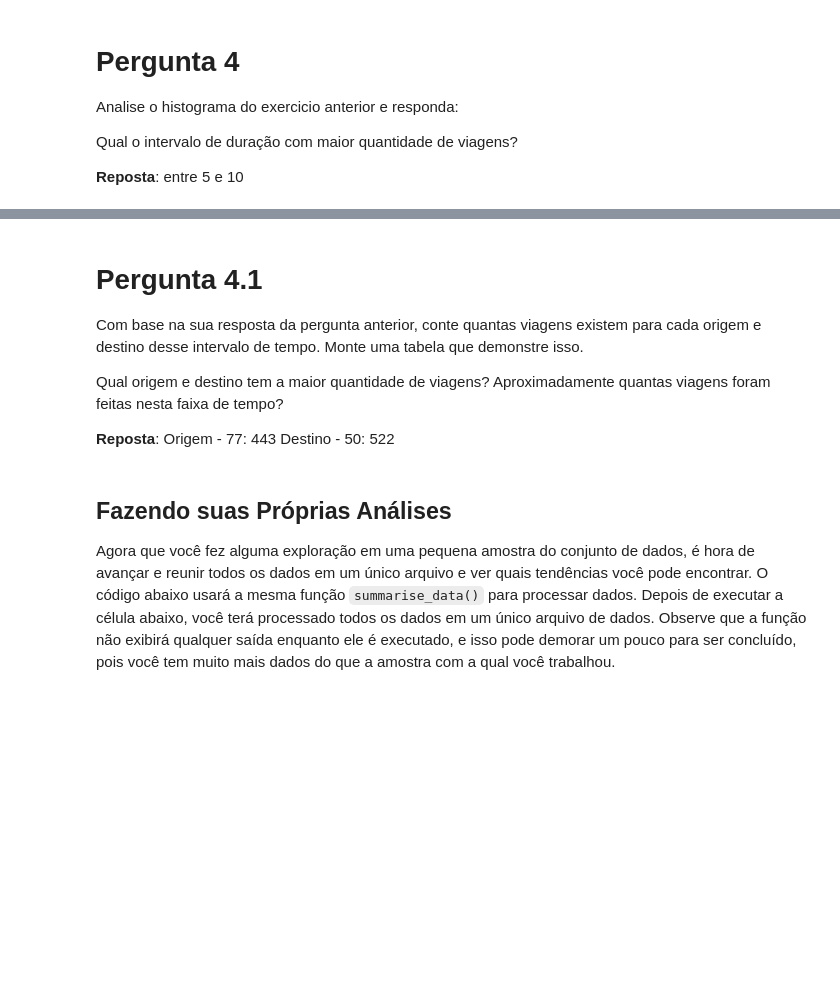
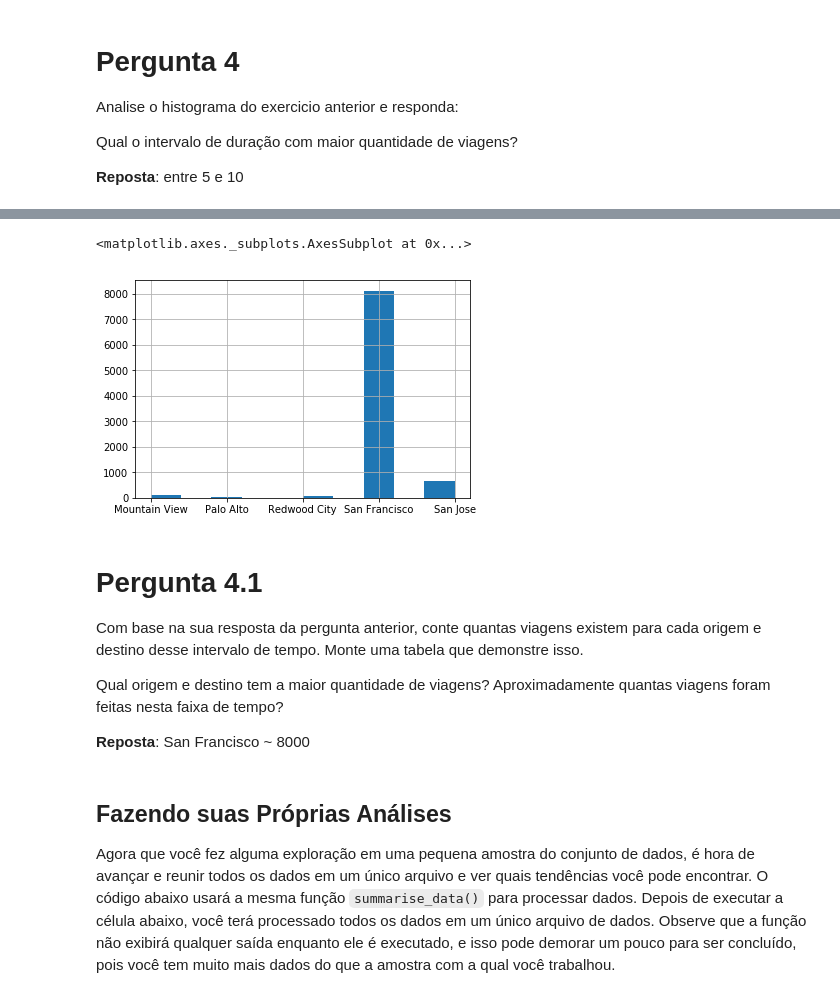
Before and after one commit to luisfcardoso/Udacity, a Jupyter notebook: Fundamentos de Data Science 1/Projeto/Analise_Bay_Area_Bike_Share-NDFDSI.ipynb, the cells around one changed output, grey strips where cells are left out. Cells and saved outputs as stored; diff of their text form; code cells hidden in the pictures; blank space fills up the shorter version.

```diff
--- a/Fundamentos de Data Science 1/Projeto/Analise_Bay_Area_Bike_Share-NDFDSI.ipynb
+++ b/Fundamentos de Data Science 1/Projeto/Analise_Bay_Area_Bike_Share-NDFDSI.ipynb
@@ -419,3 +405,8 @@ array([[  2, 134],
+# %%
+dest.hist()
+# %% [output]
+<matplotlib.axes._subplots.AxesSubplot at 0x...>
+[figure, added]
 # %% [markdown]
 # Pergunta 4.1
 
@@ -424,7 +415,7 @@ Com base na sua resposta da pergunta anterior, conte quantas viagens existem par
 Qual origem e destino tem a maior quantidade de viagens?  Aproximadamente quantas viagens foram feitas nesta faixa de tempo?
 
 
- **Reposta**: Origem - 77: 443 Destino - 50: 522
+ **Reposta**: San Francisco ~ 8000
 # %% [markdown]
 ## Fazendo suas Próprias Análises
 
```
Also changed, not shown: parts of 10 cells of this notebook, 3 other files.
